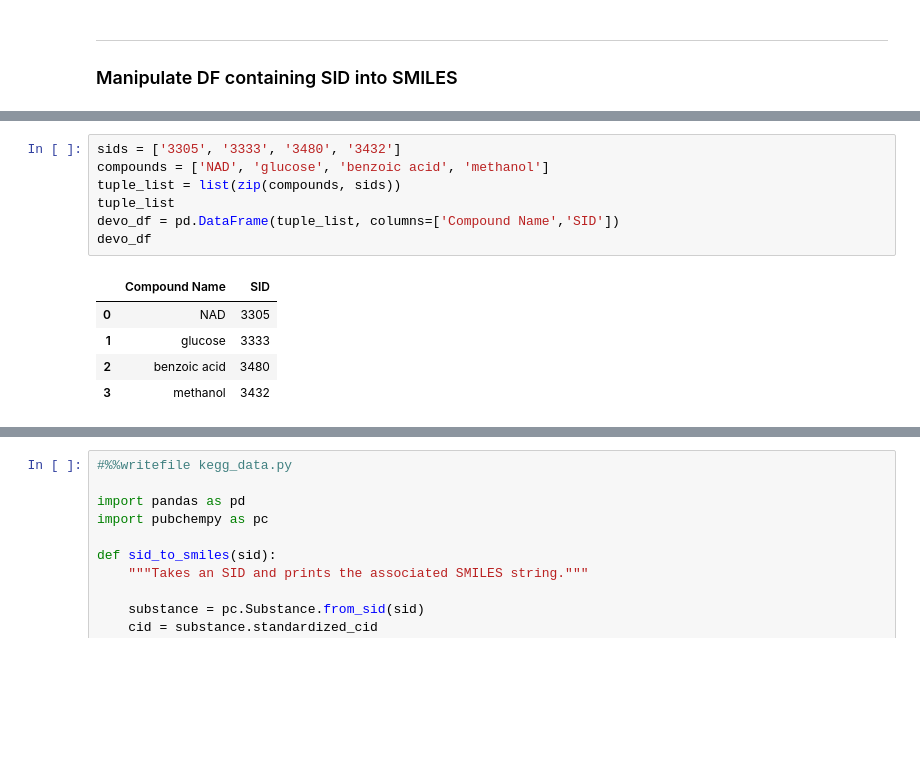
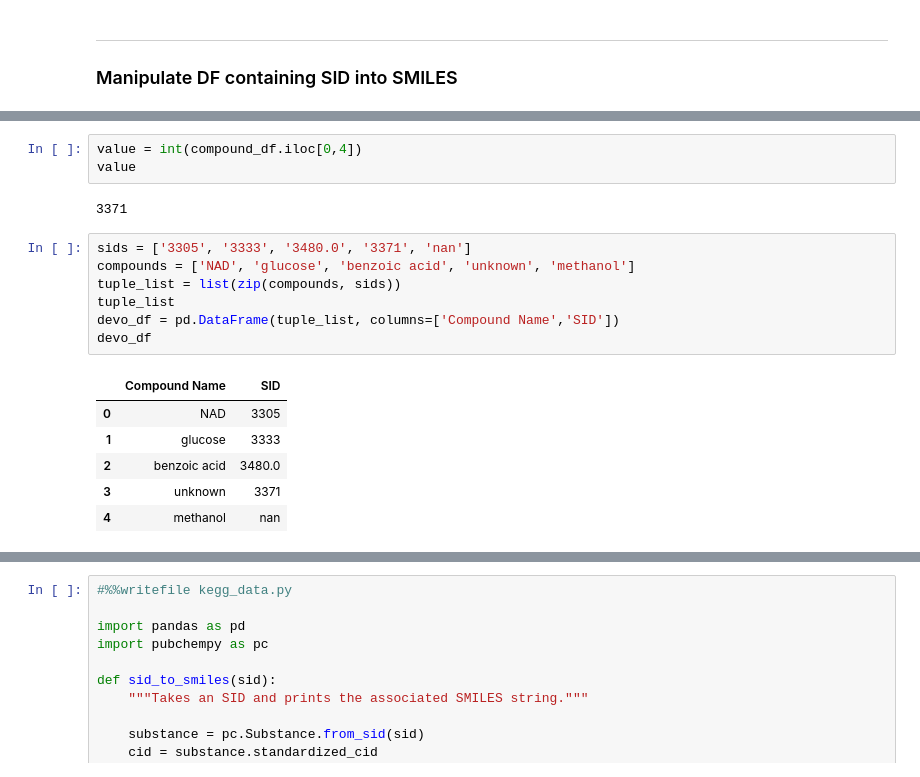
Before and after one commit to theicechol/metamoles, a Jupyter notebook: notebooks/Pubchem2SMILES.ipynb, the cells around one changed output, grey strips where cells are left out. Cells and saved outputs as stored; diff of their text form; blank space fills up the shorter version.

```diff
--- a/notebooks/Pubchem2SMILES.ipynb
+++ b/notebooks/Pubchem2SMILES.ipynb
@@ -92,13 +139,19 @@ __________________
+# %%
+value = int(compound_df.iloc[0,4])
+value
+# %% [output]
+3371
 # %%
-sids = ['3305', '3333', '3480', '3432']
-compounds = ['NAD', 'glucose', 'benzoic acid', 'methanol']
+sids = ['3305', '3333', '3480.0', '3371', 'nan']
+compounds = ['NAD', 'glucose', 'benzoic acid', 'unknown', 'methanol']
 tuple_list = list(zip(compounds, sids))
 tuple_list
 devo_df = pd.DataFrame(tuple_list, columns=['Compound Name','SID'])
 devo_df
 # %% [output]
 |  | Compound Name | SID |
 | 0 | NAD | 3305 |
 | 1 | glucose | 3333 |
-| 2 | benzoic acid | 3480 |
-| 3 | methanol | 3432 |
+| 2 | benzoic acid | 3480.0 |
+| 3 | unknown | 3371 |
+| 4 | methanol | nan |
```
Also changed, not shown: parts of 10 cells of this notebook.
